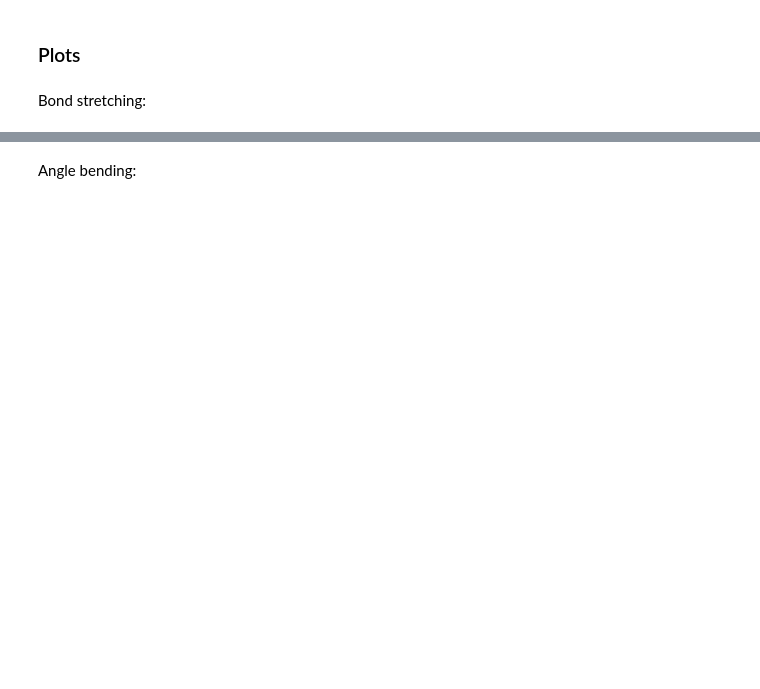
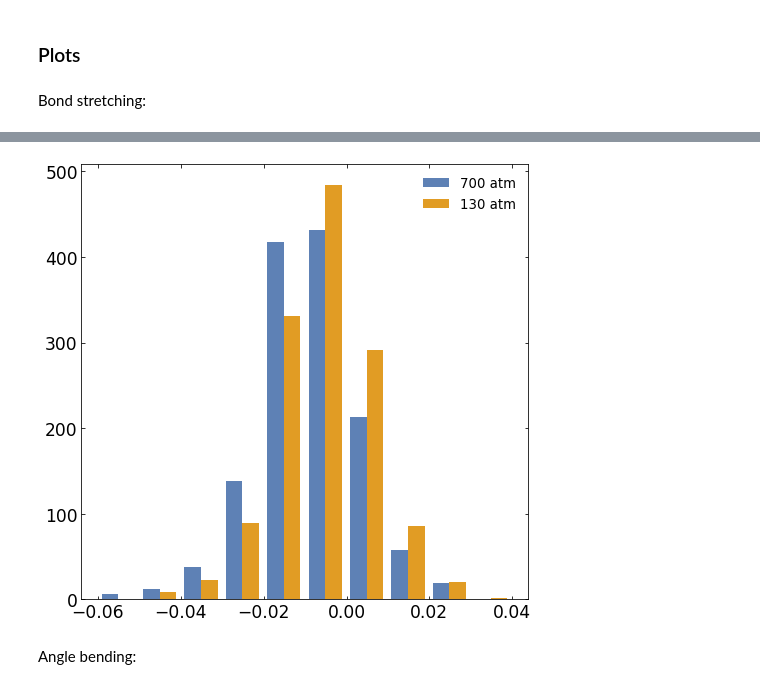
Before and after one commit to profesorperez/asphaltene_depressurization, a Jupyter notebook: asphaltene_deformations.ipynb, the cells around one changed output, grey strips where cells are left out. Saved outputs shown, nothing was run; the diff lists cells and outputs as text; code cells hidden in the pictures; blank space fills up the shorter version.

```diff
--- a/asphaltene_deformations.ipynb
+++ b/asphaltene_deformations.ipynb
@@ -453,3 +461,13 @@ for i in range(Npress):
+# %%
+plt.figure(figsize=(8,8))
+plt.gca().set_prop_cycle(color=colors)
+plt.bar(stretch_hst[-1][1][:-1]-0.002, stretch_hst[-1][0], align='edge', width=0.004, label='700 atm')
+plt.bar(stretch_hst[5][1][:-1]+0.002, stretch_hst[5][0], align='edge', width=0.004, label='130 atm')
+plt.tick_params(which='both', labelsize=0.9*ft, direction="in", right=True, top=True)
+plt.legend(loc='upper right', fontsize=0.7*ft, frameon=False)
+plt.show()
+# %% [output]
+[figure, added]
 # %% [markdown]
 Angle bending:
 # %%
```
Also changed, not shown: parts of 7 cells of this notebook.
